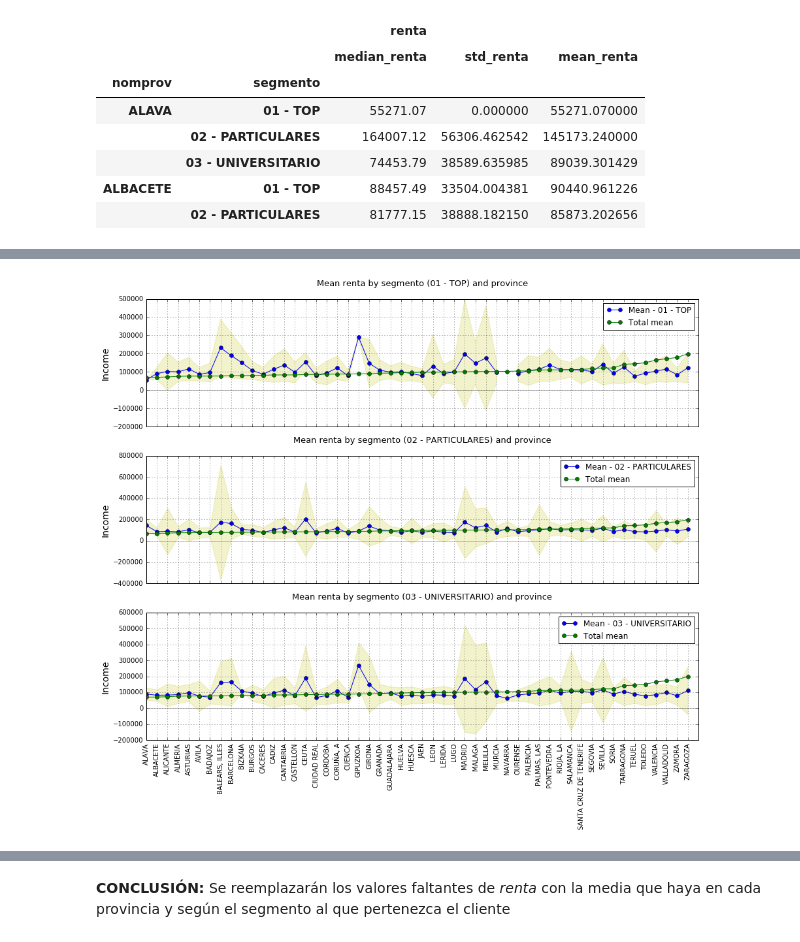
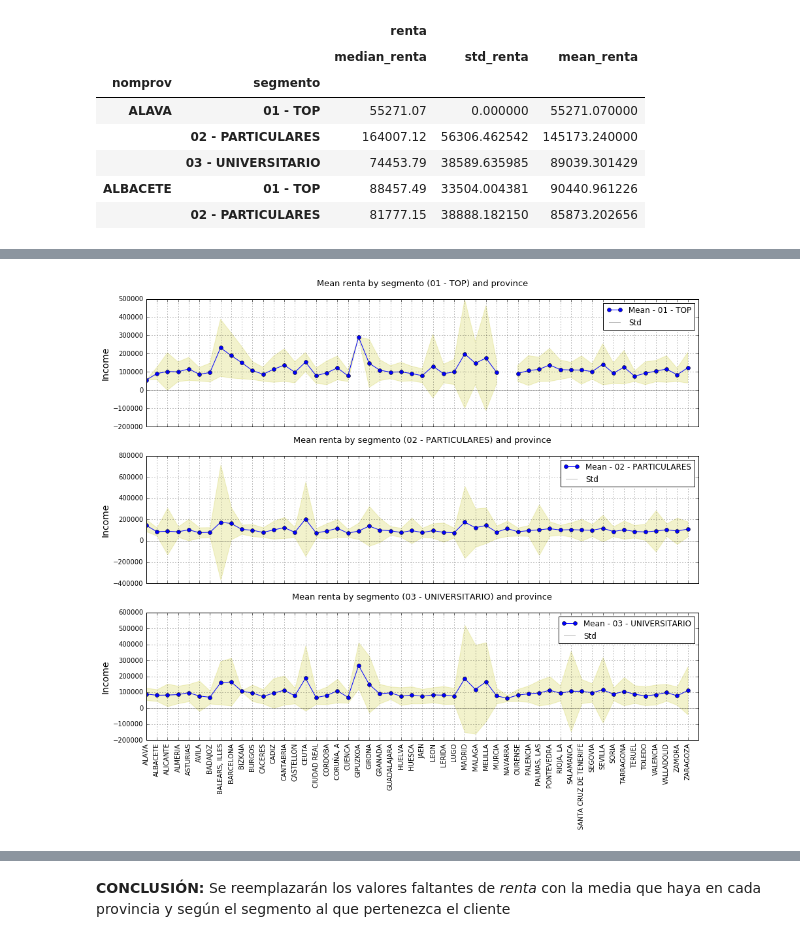
Before and after one commit to sergioml/degree_project, a Jupyter notebook: data_exploration_V2.ipynb, the cells around one changed output, grey strips where cells are left out. Saved outputs shown, nothing was run; the diff lists cells and outputs as text; code cells hidden in the pictures.

```diff
--- a/data_exploration_V2.ipynb
+++ b/data_exploration_V2.ipynb
@@ -250,0 +249,2 @@ May 2016  |931453        |27875         |0.03008    |920194        |26272
+# %%
+df_aux = df.loc[:, :'segmento'].append(df_test).reset_index(drop=True)
@@ -250,0 +270,2 @@ May 2016  |931453        |27875         |0.03008    |920194        |26272
+# %%
+customers = df_aux.loc[:, 'fecha_dato'].value_counts().sort_index()
@@ -250,0 +294,8 @@ May 2016  |931453        |27875         |0.03008    |920194        |26272
+# %%
+number_customers = []
+for i in range(len(customers)):
+    if i == 0:
+        number_customers.append(customers[0])
+    else:
+        cant = customers[i] - customers[i-1]
+        number_customers.append(cant if cant > 0 else 0)
@@ -250,0 +325,6 @@ May 2016  |931453        |27875         |0.03008    |920194        |26272
+# %%
+plt.figure(figsize=(15, 4))
+sns.barplot(customers.index, number_customers)
+plt.xticks(range(len(customers.index)), indexes, rotation=30, ha='right')
+for i, val in enumerate(number_customers):
+    plt.text(i, val+25000, val, ha='center')
@@ -409,22 +492,21 @@ plt.legend(list(ind_second_lvl) + ['Mediana renta'], loc=2)
 # %%
 fig, axes = plt.subplots(3, 1, sharex=True, figsize=(13, 12))
 #plt.figure(figsize=(15, 6))
 for i in range(len(means)):
     me = means[i]
     axes[i].plot(me.values, '-o')
-    axes[i].plot(mean, '-o')
-    axes[i].fill_between(range(len(renta_stats.index)), me.values-stds[i].values, me.values+stds[i].values, color="y",
+    axes[i].fill_between(range(len(renta_by_prov.index)), me.values-stds[i].values, me.values+stds[i].values, color="y",
                      alpha=0.2)
     axes[i].set_xlim(0, len(me.values))
     axes[i].set_title('Mean renta by segmento (' + ind_second_lvl[i] + ') and province\n', size=13)
     axes[i].set_ylabel('Income', size=14)
     axes[i].grid()
     axes[i].axhline(color='black', alpha=0.3)
-    axes[i].legend(['Mean - ' + ind_second_lvl[i], 'Total mean'], loc=0)
+    axes[i].legend(['Mean - ' + ind_second_lvl[i], 'Std'], loc=0)
 plt.xticks(range(len(me.values)), me.index.levels[0], rotation=90);
 plt.tight_layout()
 # %% [output]
-[figure, old version]
+[figure, new version]
 # %%
 fig, axes = plt.subplots(3, 1, sharex=True, figsize=(13, 12))
 #plt.figure(figsize=(15, 6))
```
Also changed, not shown: parts of 19 cells of this notebook, 2 other files.
